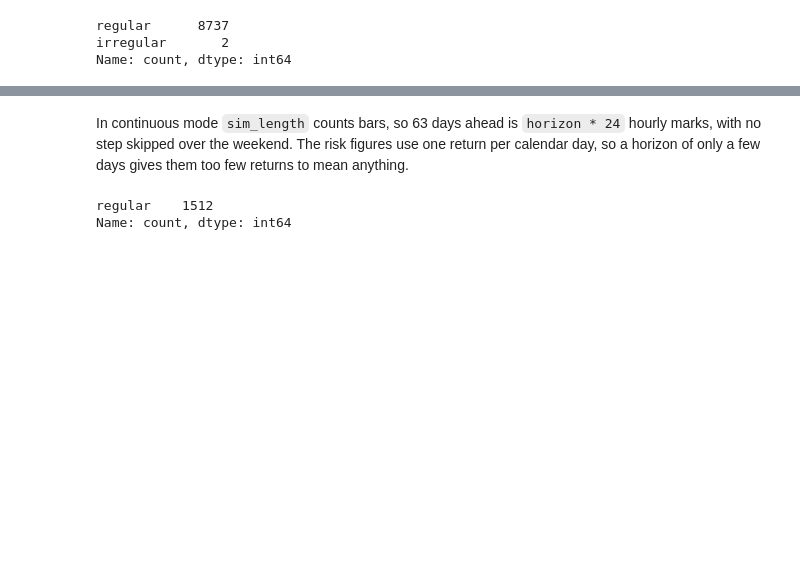
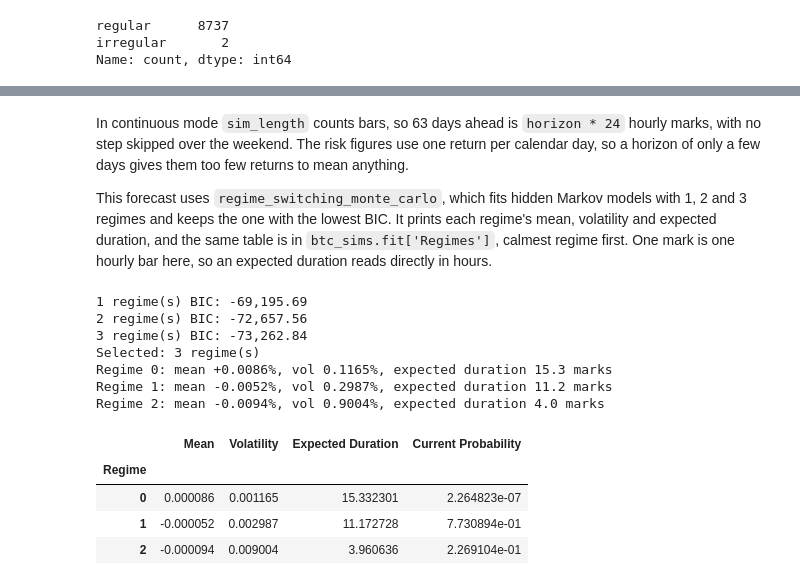
Before and after one commit to YohoCodes/portfolio-forecast-demos, a Jupyter notebook: 02_intraday_sessions_and_gaps.ipynb, the cells around one changed output, grey strips where cells are left out. Drawn from its saved outputs; the diff is of its cells as text; code cells hidden in the pictures; blank space fills up the shorter version.

```diff
--- a/02_intraday_sessions_and_gaps.ipynb
+++ b/02_intraday_sessions_and_gaps.ipynb
@@ -281,13 +281,25 @@ btc_history = performance_report(btc_backtest, calendar=None, cagr_clock='calend
 ====================================================
 # %% [markdown]
 In continuous mode `sim_length` counts bars, so 63 days ahead is `horizon * 24` hourly marks, with no step skipped over the weekend. The risk figures use one return per calendar day, so a horizon of only a few days gives them too few returns to mean anything.
+
+This forecast uses `regime_switching_monte_carlo`, which fits hidden Markov models with 1, 2 and 3 regimes and keeps the one with the lowest BIC. It prints each regime's mean, volatility and expected duration, and the same table is in `btc_sims.fit['Regimes']`, calmest regime first. One mark is one hourly bar here, so an expected duration reads directly in hours.
 # %%
-# 63 days of hourly marks ahead
-btc_sims = nonparametric_monte_carlo(btc_backtest, sim_length=horizon * 24, n_sims=n_paths, calendar=None,
-                                     random_state=np.random.default_rng(42))
-pd.Series(btc_sims.classes).value_counts()
+# 63 days of hourly marks ahead; n_regimes=None picks the regime count by BIC
+btc_sims = regime_switching_monte_carlo(btc_backtest, n_regimes=None, sim_length=horizon * 24, n_sims=n_paths,
+                                        calendar=None, random_state=np.random.default_rng(42))
+btc_sims.fit['Regimes']
 # %% [output]
-regular    1512
-Name: count, dtype: int64
+1 regime(s) BIC: -69,195.69
+2 regime(s) BIC: -72,657.56
+3 regime(s) BIC: -73,262.84
+Selected: 3 regime(s)
+Regime 0: mean +0.0086%, vol 0.1165%, expected duration 15.3 marks
+Regime 1: mean -0.0052%, vol 0.2987%, expected duration 11.2 marks
+Regime 2: mean -0.0094%, vol 0.9004%, expected duration 4.0 marks
+|  | Mean | Volatility | Expected Duration | Current Probability |
+| Regime |  |  |  |  |
+| 0 | 0.000086 | 0.001165 | 15.332301 | 2.264823e-07 |
+| 1 | -0.000052 | 0.002987 | 11.172728 | 7.730894e-01 |
+| 2 | -0.000094 | 0.009004 | 3.960636 | 2.269104e-01 |
 # %%
 # The forecast's fan chart and report, on the calendar clock
```
Also changed, not shown: parts of 6 cells of this notebook, 1 other file.
